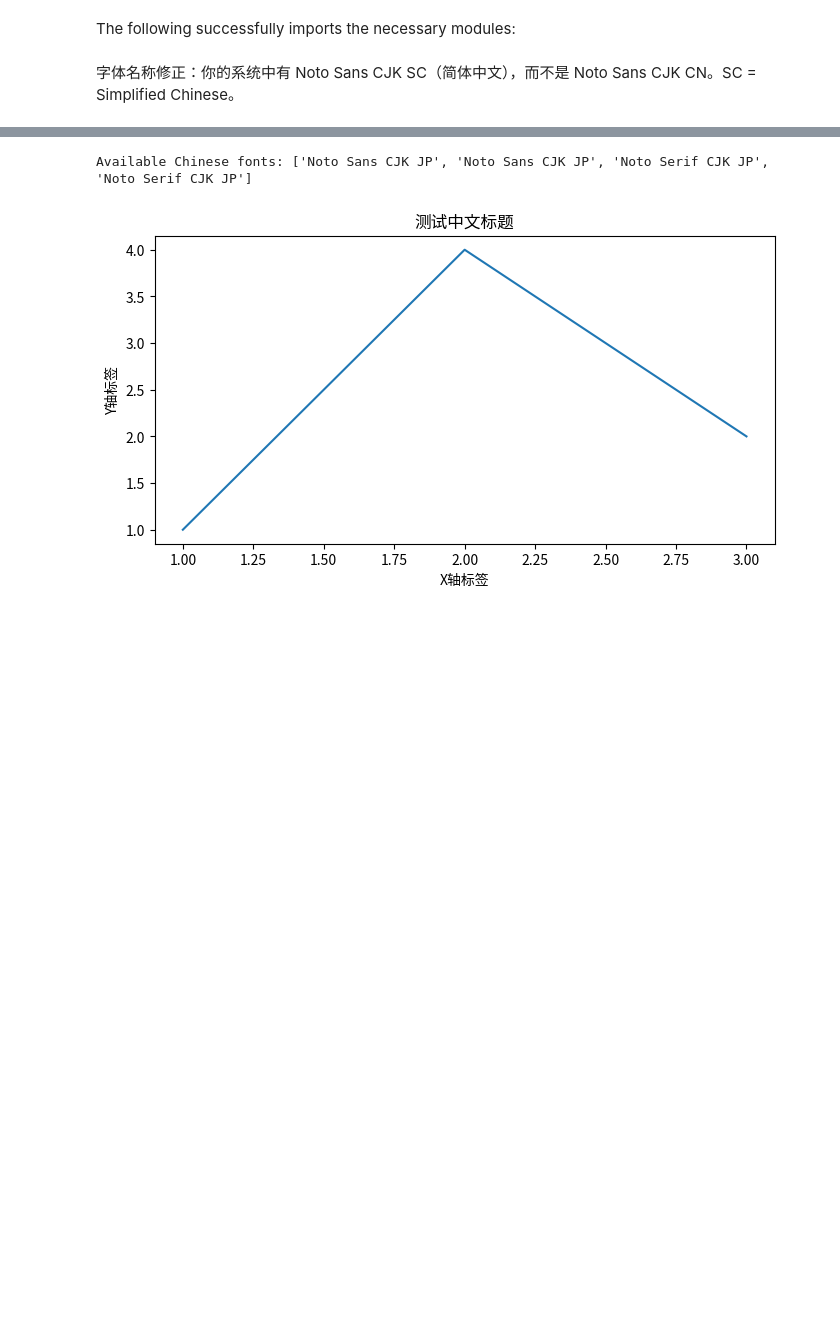
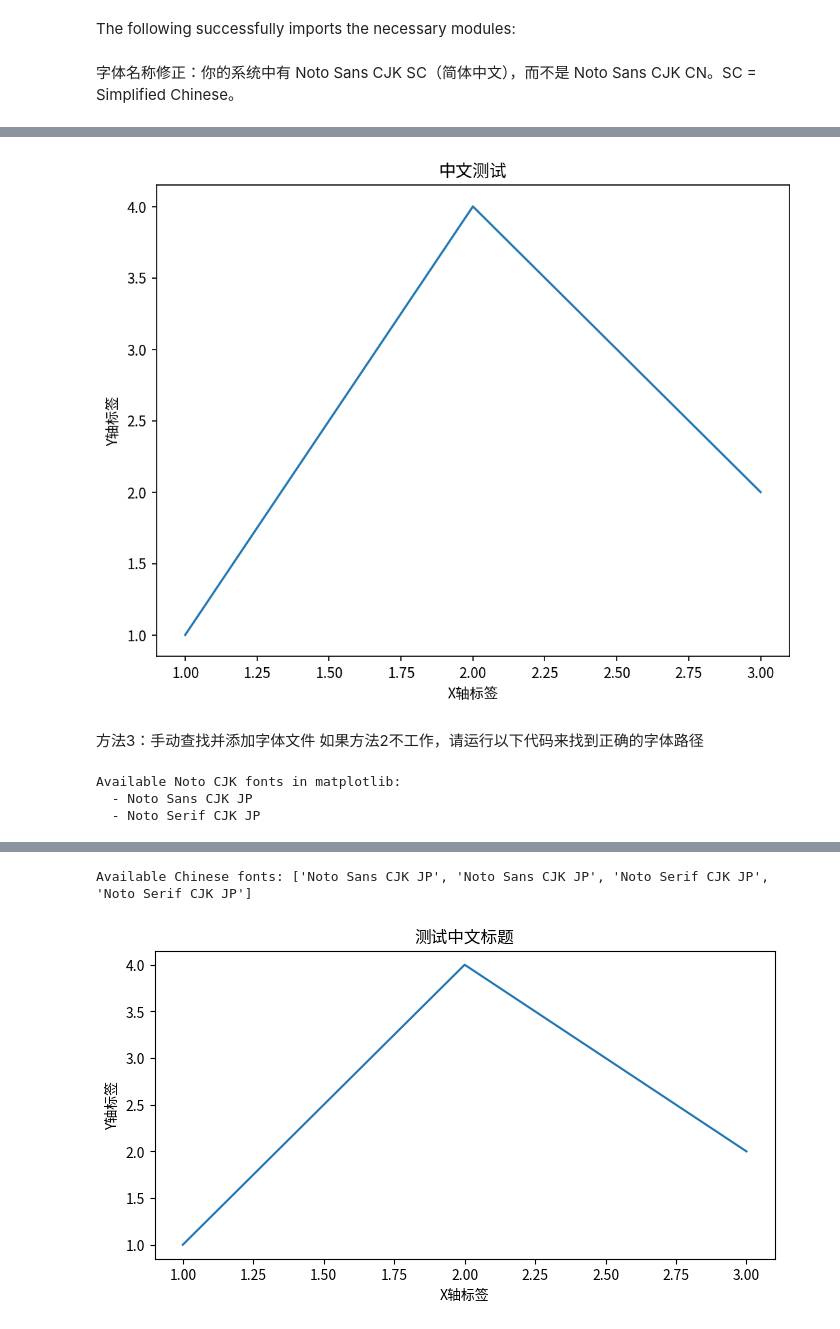
Before and after one commit to bioinfo-gao/GZ_Projects_2026H1, a Jupyter notebook: Utilities/Python_tested_in_python3.10/10.Plotting/0_中日韩文显示_CJK1.ipynb, the cells around one changed output, grey strips where cells are left out. Drawn from its saved outputs; the diff is of its cells as text; code cells hidden in the pictures; blank space fills up the shorter version.

```diff
--- a/Utilities/Python_tested_in_python3.10/10.Plotting/0_中日韩文显示_CJK1.ipynb
+++ b/Utilities/Python_tested_in_python3.10/10.Plotting/0_中日韩文显示_CJK1.ipynb
@@ -6,0 +32,30 @@ The following successfully imports the necessary modules:
+# %%
+import matplotlib.pyplot as plt
+
+# 使用通用名称而不是具体变体
+plt.rcParams['font.sans-serif'] = ['Noto Sans CJK JP']
+plt.rcParams['axes.unicode_minus'] = False
+
+# 测试
+plt.figure(figsize=(8, 6))
+plt.plot([1, 2, 3], [1, 4, 2])
+plt.title('中文测试')
+plt.xlabel('X轴标签')
+plt.ylabel('Y轴标签')
+plt.show()
+# %% [output]
+[figure, added]
+# %% [markdown]
+方法3：手动查找并添加字体文件
+如果方法2不工作，请运行以下代码来找到正确的字体路径
+# %%
+import matplotlib.font_manager as fm
+available_fonts = [f.name for f in fm.fontManager.ttflist]
+noto_cjk_fonts = [font for font in available_fonts if 'Noto' in font and 'CJK' in font]
+print("Available Noto CJK fonts in matplotlib:")
+for font in sorted(set(noto_cjk_fonts)):
+    print(f"  - {font}")
+# %% [output]
+Available Noto CJK fonts in matplotlib:
+  - Noto Sans CJK JP
+  - Noto Serif CJK JP
```
Also changed, not shown: parts of 7 cells of this notebook, 4 other files.
